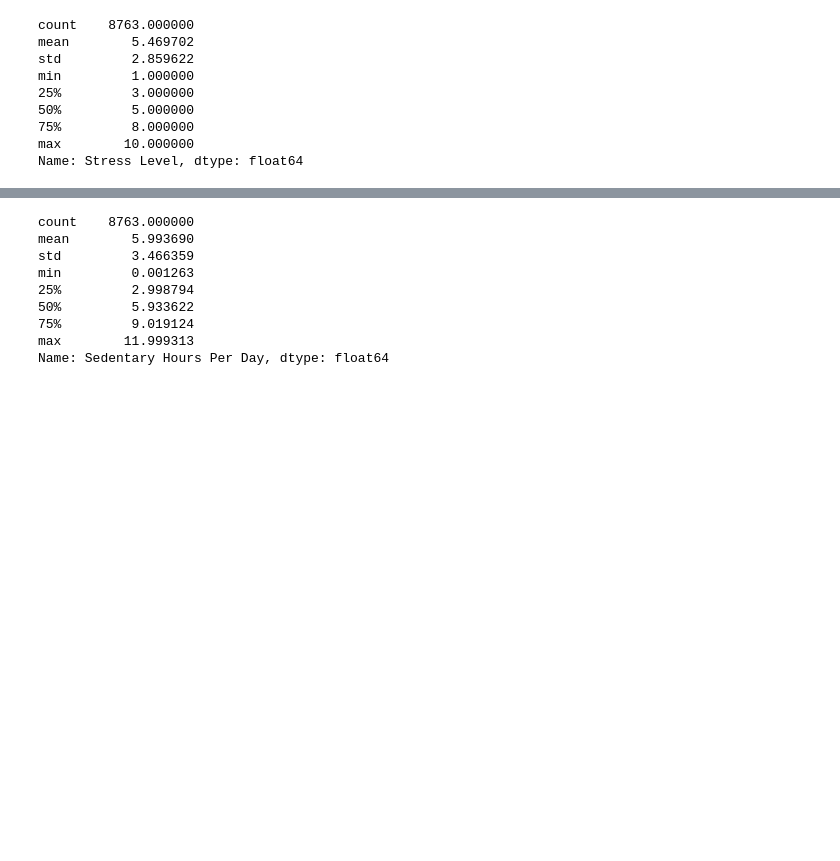
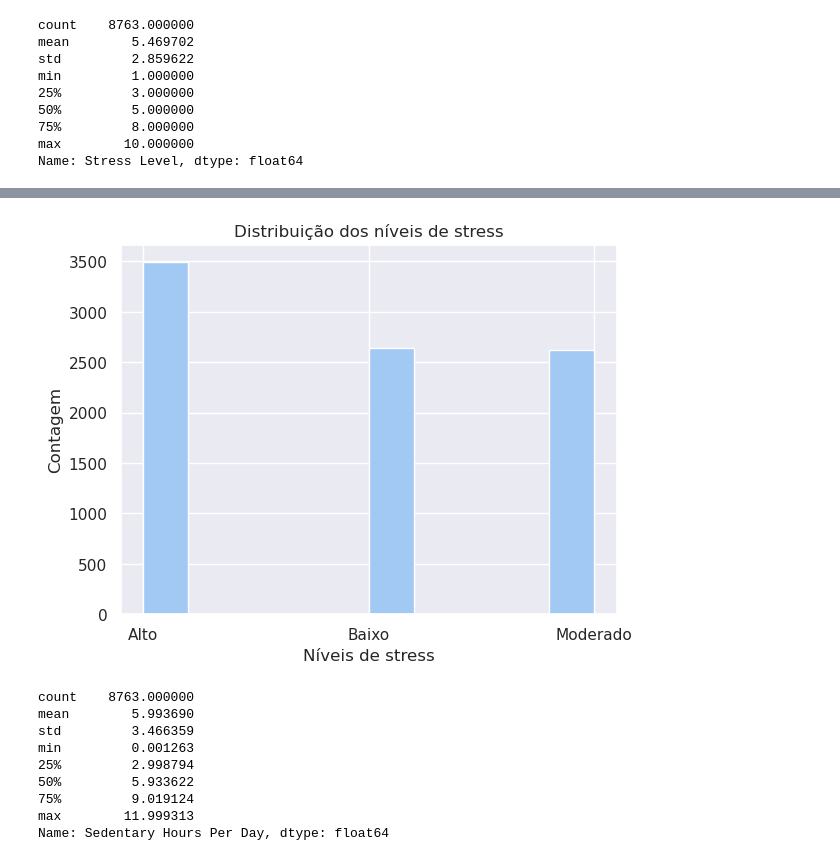
Before and after one commit to orlandopalmeira/Trabalho-DAA-2023-2024, a Jupyter notebook: Tarefa_1/tarefa_1_analise.ipynb, the cells around one changed output, grey strips where cells are left out. Saved outputs shown, nothing was run; the diff lists cells and outputs as text; code cells hidden in the pictures; blank space fills up the shorter version.

```diff
--- a/Tarefa_1/tarefa_1_analise.ipynb
+++ b/Tarefa_1/tarefa_1_analise.ipynb
@@ -612,3 +567,16 @@ Histogram:Axes(0.125,0.11;0.775x0.77)
+# %%
+bins = [0,3,6,10]
+labels = ["Baixo", "Moderado", "Alto"]
+
+data['Stress_Group'] = pd.cut(data['Stress Level'], bins=bins, labels=labels)
+# %%
+data['Stress_Group'].hist()
+plt.xlabel("Níveis de stress")
+plt.ylabel("Contagem")
+plt.title("Distribuição dos níveis de stress")
+plt.show()
+# %% [output]
+[figure, added]
 # %%
 data['Sedentary Hours Per Day'].describe()
 # %% [output]
```
Also changed, not shown: parts of 34 cells of this notebook.
